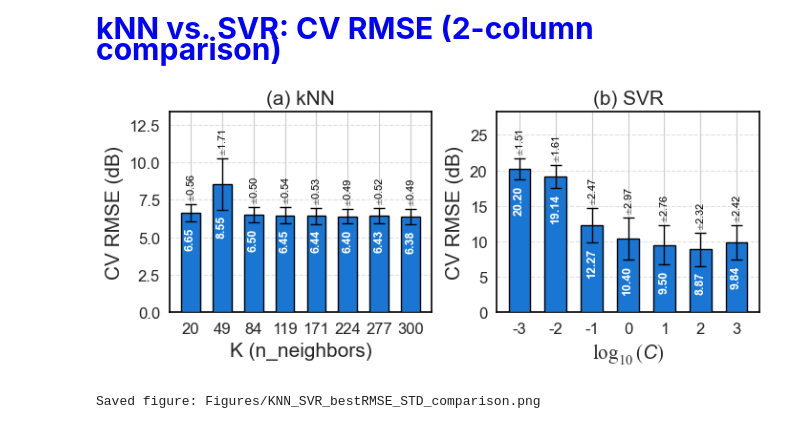
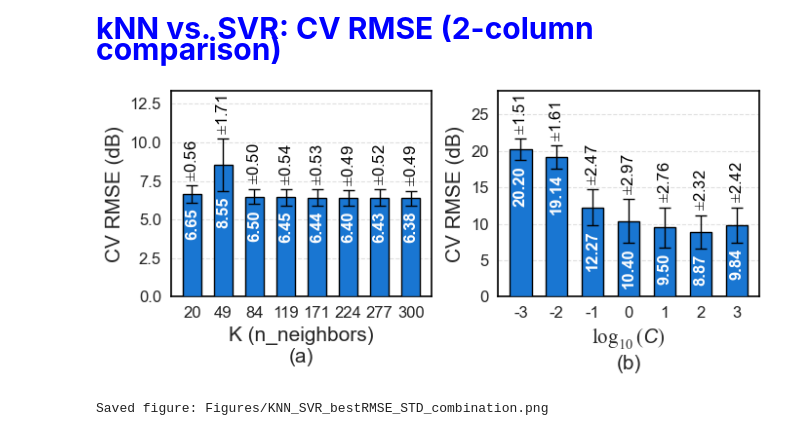
Before and after one commit to nahshonmokua/LoRaWAN-IndoorPathLossModeling-ML, a Jupyter notebook: 12_General_Comparisons.ipynb, the cells around one changed output. Cells and saved outputs as stored; diff of their text form; code cells hidden in the pictures.

```diff
--- a/12_General_Comparisons.ipynb
+++ b/12_General_Comparisons.ipynb
@@ -109,7 +110,7 @@ y_tick_step     = 2  # dB spacing between y-axis ticks - lower it for more ticks
 
 # Edit this list to choose exactly which max_depth values appear on the x-axis
 # (need not be contiguous - e.g. [1, 2, 3, 4, 6, 7] skips 5 and 8+).
-SELECTED_DEPTHS = [1, 2, 3, 4, 5, 9]
+SELECTED_DEPTHS = [1, 2, 3, 4, 6, 9]
 
 plt.rcParams["font.family"] = "Times New Roman"
 plt.rcParams["mathtext.fontset"] = "custom"
@@ -204,6 +205,7 @@ ax.set_xticks(x)
 ax.set_xticklabels([f"{int(d)}" for d in depths], fontsize=tick_fontsize)
 ax.tick_params(axis="y", labelsize=tick_fontsize)
 ax.grid(True, axis="y", linestyle="--", alpha=0.6)
+ax.grid(False, axis="x")
 ax.set_axisbelow(True)
 
 y_top = float((plot_df["CV_RMSE"] + plot_df["STD_RMSE"]).max())
@@ -219,7 +221,7 @@ ax.legend(loc="upper right", fontsize=legend_fontsize, frameon=False)
 
 fig.tight_layout()
 
-fig_path = os.path.join(FIGURES_DIR, "RF_bestRMSE_STD_perDepth.png")
+fig_path = os.path.join(FIGURES_DIR, "Ensembles_bestRMSE_STD_perDepth_comparison.png")
 plt.savefig(fig_path, dpi=600, bbox_inches="tight", pad_inches=0.03)
 
 plt.show()
@@ -330,8 +332,10 @@ kNN vs. SVR: CV RMSE (2-column comparison)
 
 tick_fontsize   = 12
 axis_labelsize  = 15
-value_fontsize  = 9
-std_fontsize    = 8
+value_fontsize  = 12
+std_fontsize    = 12
+y_tick_step     = 5
+yk_tick_step    = 2.5
 
 # Edit these to choose exactly which K / log10(C) values appear on each panel.
 SELECTED_K       = [20, 49, 84, 119, 171, 224, 277, 300]
@@ -375,12 +379,14 @@ def annotate_bar(ax, xi, cv, sd):
     )
 
 
-def style_panel(ax, xlabel, title):
-    ax.set_xlabel(xlabel, fontsize=axis_labelsize)
+def style_panel(ax, xlabel, panel_label):
+    # panel_label ("(a)", "(b)", ...) is folded into the x-axis label as a second
+    # line, so it sits at the bottom of the panel instead of as a title on top.
+    ax.set_xlabel(f"{xlabel}\n{panel_label}", fontsize=axis_labelsize)
     ax.set_ylabel("CV RMSE (dB)", fontsize=axis_labelsize)
-    ax.set_title(title, fontsize=axis_labelsize)
     ax.tick_params(axis="both", labelsize=tick_fontsize)
     ax.grid(True, axis="y", linestyle="--", alpha=0.6)
+    ax.grid(False, axis="x")
     ax.set_axisbelow(True)
     for spine in ax.spines.values():
         spine.set_visible(True)
@@ -415,7 +421,8 @@ ax_knn.set_xticks(x_knn)
 ax_knn.set_xticklabels([f"{int(k)}" for k in knn_plot_df["K"]], fontsize=tick_fontsize)
 y_top_knn = float((knn_plot_df["CV_RMSE"] + knn_plot_df["STD_RMSE"]).max())
 ax_knn.set_ylim(0, y_top_knn * 1.3)
-style_panel(ax_knn, "K (n_neighbors)", "(a) kNN")
+ax_knn.yaxis.set_major_locator(MultipleLocator(yk_tick_step))
+style_panel(ax_knn, "K (n_neighbors)", "(a)")
 
 # --- SVR panel ---
 svr_plot_df = (
@@ -426,35 +433,36 @@ svr_plot_df = (
 if svr_plot_df.empty:
     raise ValueError("None of SELECTED_LOG10_C were found in cv_svr_df.")
 
 x_svr = np.arange(len(svr_plot_df))
 ax_svr.bar(
     x_svr,
     svr_plot_df["CV_RMSE"],
     width=0.6,
     yerr=svr_plot_df["STD_RMSE"],
     capsize=4,
     color=bar_color,
     edgecolor="black",
     linewidth=1,
     zorder=3,
     error_kw=dict(elinewidth=1, capthick=1),
 )
 for xi, cv, sd in zip(x_svr, svr_plot_df["CV_RMSE"], svr_plot_df["STD_RMSE"]):
     annotate_bar(ax_svr, xi, cv, sd)
 
 ax_svr.set_xticks(x_svr)
 ax_svr.set_xticklabels([f"{v:.0f}" for v in svr_plot_df["log10_C"]], fontsize=tick_fontsize)
 y_top_svr = float((svr_plot_df["CV_RMSE"] + svr_plot_df["STD_RMSE"]).max())
 ax_svr.set_ylim(0, y_top_svr * 1.3)
-style_panel(ax_svr, r"$\log_{10}(C)$", "(b) SVR")
+ax_svr.yaxis.set_major_locator(MultipleLocator(y_tick_step))
+style_panel(ax_svr, r"$\log_{10}(C)$", "(b)")
 
 fig.tight_layout()
 
-fig_path = os.path.join(FIGURES_DIR, "KNN_SVR_bestRMSE_STD_comparison.png")
-#plt.savefig(fig_path, dpi=600, bbox_inches="tight", pad_inches=0.03)
+fig_path = os.path.join(FIGURES_DIR, "KNN_SVR_bestRMSE_STD_combination.png")
+plt.savefig(fig_path, dpi=600, bbox_inches="tight", pad_inches=0.03)
 
 plt.show()
 print(f"Saved figure: {fig_path}")
 # %% [output]
-[figure, old version]
+[figure, new version]
-Saved figure: Figures/KNN_SVR_bestRMSE_STD_comparison.png
+Saved figure: Figures/KNN_SVR_bestRMSE_STD_combination.png
```
Also changed, not shown: parts of 6 cells of this notebook.
